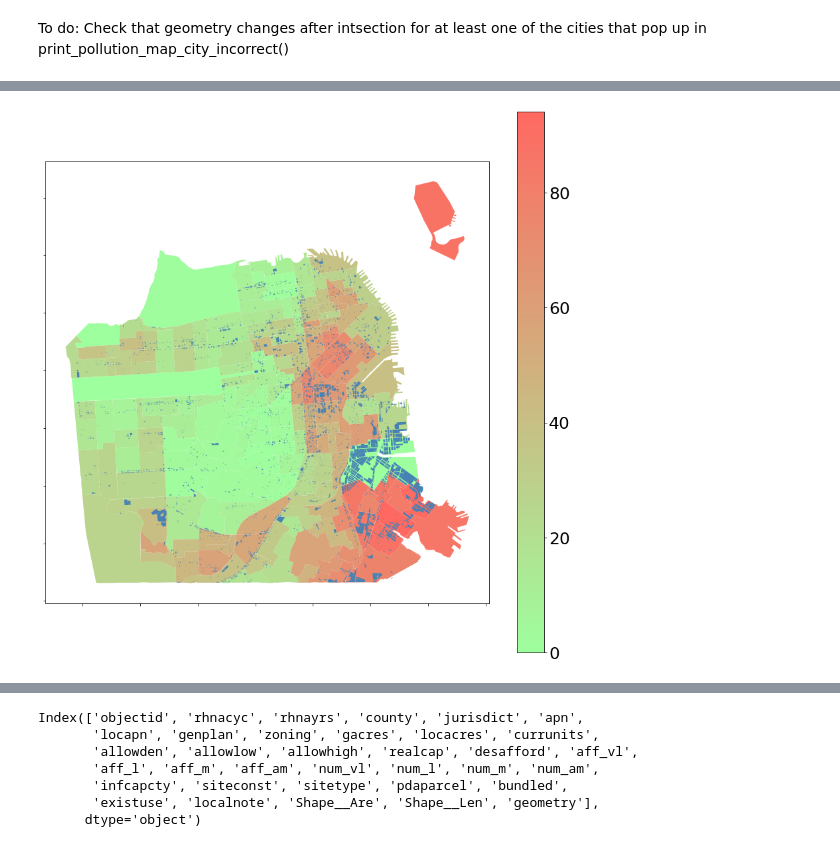
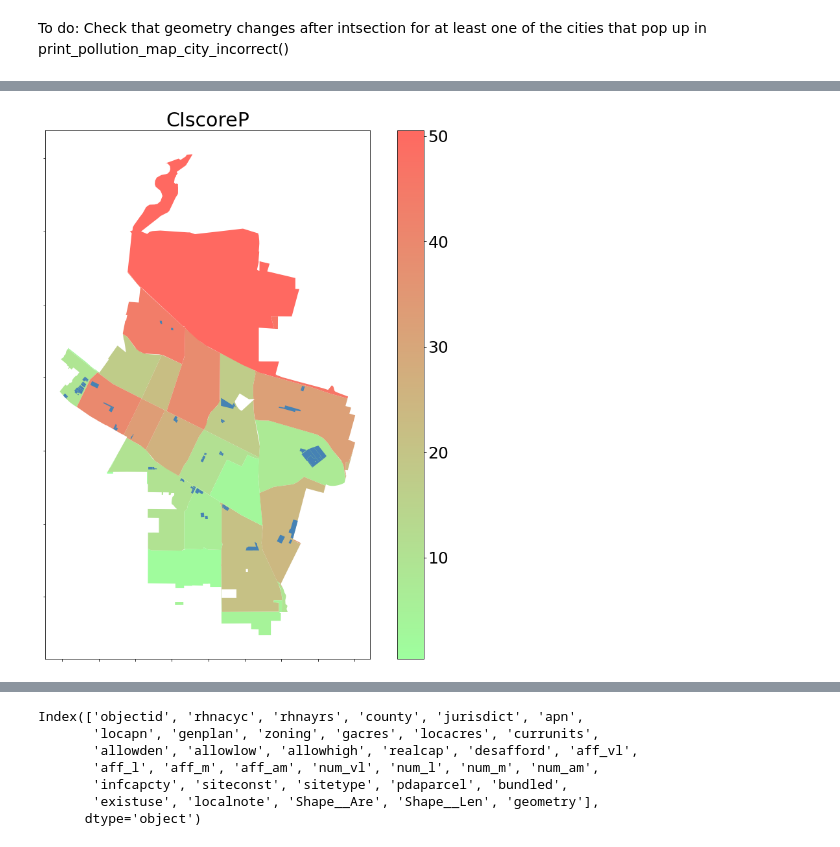
Before and after one commit to sdamerdji/fair_housing_elements, a Jupyter notebook: utils.ipynb, the cells around one changed output, grey strips where cells are left out. Drawn from its saved outputs; the diff is of its cells as text; code cells hidden in the pictures.

```diff
--- a/utils.ipynb
+++ b/utils.ipynb
@@ -267,14 +213,15 @@ def plot_pollution_map(city):
-# %%
-def plot_sites_on_top_of_pollution_map(city, cycle):
-    pollution = get_pollution_for(city)
-    fig, ax = plt.subplots(figsize=(15, 15))
-    plt.rcParams.update({'font.size': 25})
-    pollution.plot(ax=ax, column=pollution['CIscoreP'], legend=True, cmap=get_pastel_cmap())
-    plt.rcParams.update({'font.size': 10})
-    ax.set_yticklabels([])
-    ax.set_xticklabels([])
-    sites = get_city_sites_for_cycle(city, cycle)
-    sites.plot(ax=ax, marker='o', markersize=100, color='steelblue')
 # %%
 def get_pastel_cmap():
     return LinearSegmentedColormap.from_list('pastel', [('#9EFF9E'), ('#ff6961')])
+# %%
+def plot_sites_on_top_of_arbitrary_map(city, cycle, df, variable, ax=None):
+    if ax is None:
+        fig, ax = plt.subplots(figsize=(15, 15))
+    plt.rcParams.update({'font.size': 25})
+    df.plot(ax=ax, column=df[variable], legend=True, cmap=get_pastel_cmap())
+    plt.title(variable)
+    plt.rcParams.update({'font.size': 10})
+    ax.set_yticklabels([])
+    ax.set_xticklabels([])
+    sites = get_city_sites_for_cycle(city, cycle)
+    sites.centroid.plot(ax=ax, marker='o', markersize=sites['realcap'], color='steelblue')
@@ -280,0 +238,4 @@ def get_pastel_cmap():
+# %%
+def plot_sites_on_top_of_arbitrary_enviro_map(city, cycle, variable):
+    pollution = get_pollution_for(city)
+    plot_sites_on_top_of_arbitrary_map(city, cycle, pollution, variable)
@@ -280,0 +254,15 @@ def get_pastel_cmap():
+# %%
+def plot_sites_on_top_of_pollution_map(city, cycle):
+    plot_sites_on_top_of_arbitrary_enviro_map(city, cycle, 'CIscoreP')
+
+def plot_sites_on_top_of_diesel_particulate_map(city, cycle):
+    plot_sites_on_top_of_arbitrary_enviro_map(city, cycle, 'Diesel_PM')
+
+def plot_sites_on_top_of_lead_map(city, cycle):
+    plot_sites_on_top_of_arbitrary_enviro_map(city, cycle, 'Lead_Pctl')
+
+def plot_sites_on_top_of_hazardous_waste_map(city, cycle):
+    plot_sites_on_top_of_arbitrary_enviro_map(city, cycle, 'Haz_Waste_')
+
+def plot_sites_on_top_of_traffic_map(city, cycle):
+    plot_sites_on_top_of_arbitrary_enviro_map(city, cycle, 'Traffic')
@@ -285,4 +290,4 @@ plot_sites_on_top_of_pollution_map('Mountain View', 5)
 # %%
-plot_sites_on_top_of_pollution_map('San Francisco', 5)
+plot_sites_on_top_of_pollution_map('Mountain View', 5)
 # %% [output]
-[figure, old version]
+[figure, new version]
```
Also changed, not shown: parts of 35 cells of this notebook, 7 other files.
